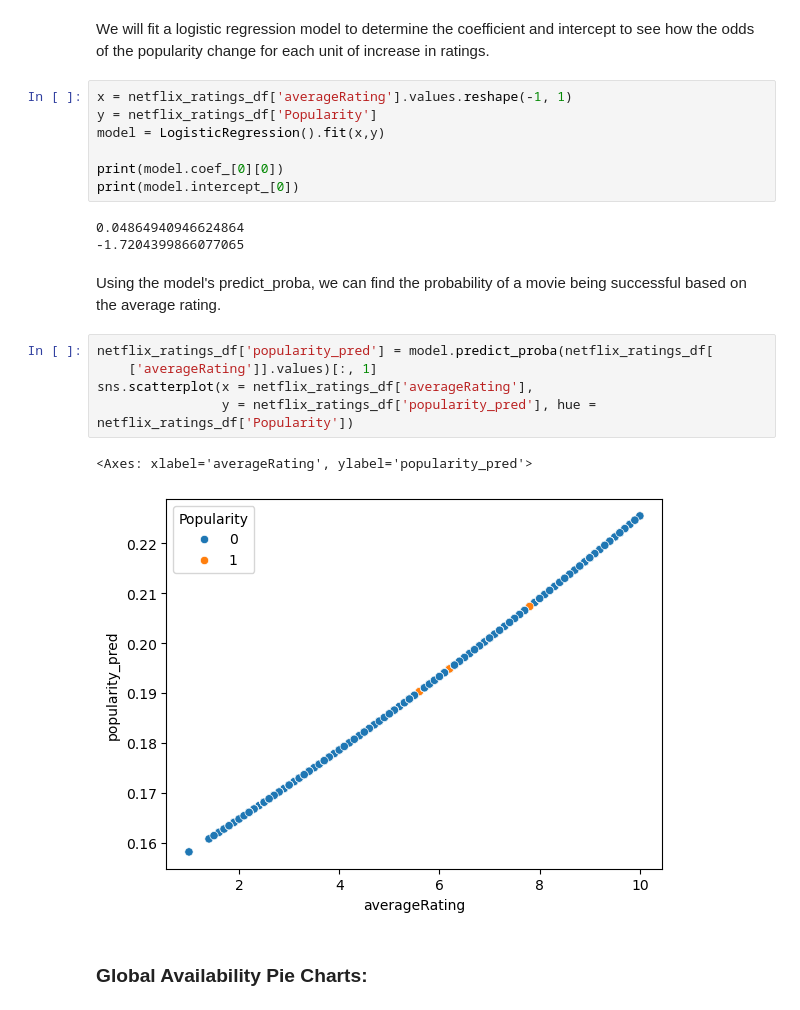
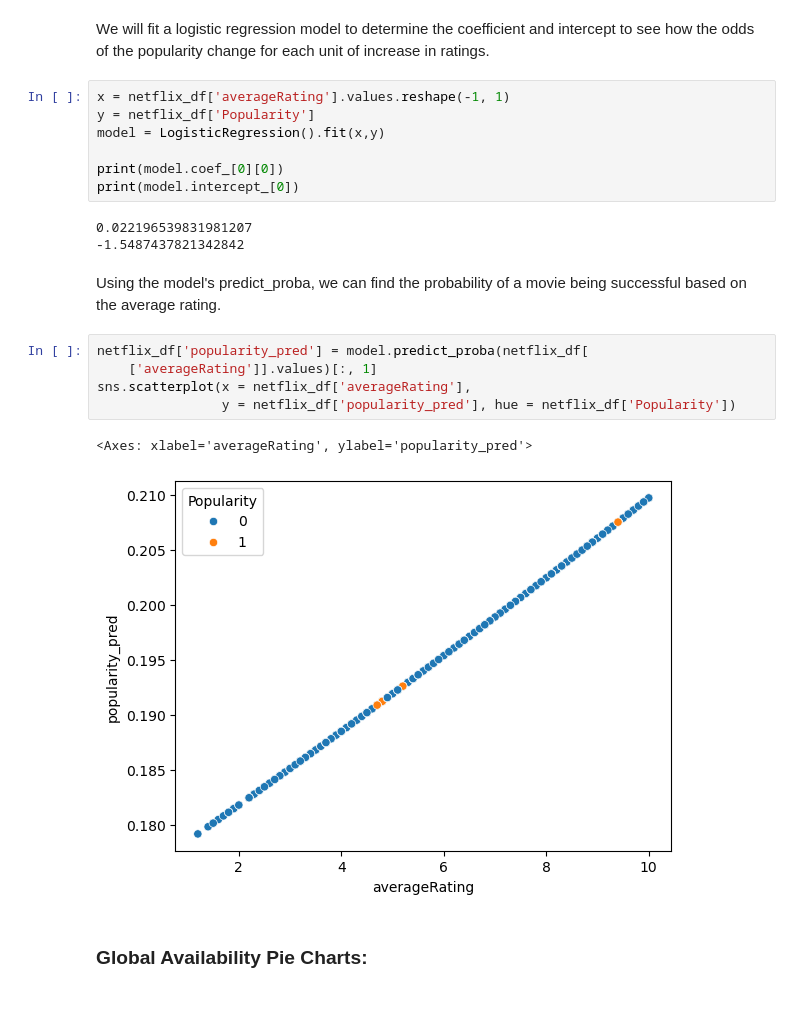
Before and after one commit to xuanlianliu/Data_Science_Project, a Jupyter notebook: Netflix.ipynb, the cells around one changed output. Cells and saved outputs as stored; diff of their text form.

```diff
--- a/Netflix.ipynb
+++ b/Netflix.ipynb
@@ -213,25 +214,25 @@ The model's intercept is: 1273758.73
 # %% [markdown]
 We will fit a logistic regression model to determine the coefficient and intercept to see how the odds of the popularity change for each unit of increase in ratings.
 # %%
-x = netflix_ratings_df['averageRating'].values.reshape(-1, 1)
-y = netflix_ratings_df['Popularity']
+x = netflix_df['averageRating'].values.reshape(-1, 1)
+y = netflix_df['Popularity']
 model = LogisticRegression().fit(x,y)
 
 print(model.coef_[0][0])
 print(model.intercept_[0])
 # %% [output]
-0.04864940946624864
--1.7204399866077065
+0.022196539831981207
+-1.5487437821342842
 # %% [markdown]
 Using the model's predict_proba, we can find the probability of a movie being successful based on the average rating.
 # %%
-netflix_ratings_df['popularity_pred'] = model.predict_proba(netflix_ratings_df[
+netflix_df['popularity_pred'] = model.predict_proba(netflix_df[
     ['averageRating']].values)[:, 1]
-sns.scatterplot(x = netflix_ratings_df['averageRating'],
-                y = netflix_ratings_df['popularity_pred'], hue = netflix_ratings_df['Popularity'])
+sns.scatterplot(x = netflix_df['averageRating'],
+                y = netflix_df['popularity_pred'], hue = netflix_df['Popularity'])
 # %% [output]
 <Axes: xlabel='averageRating', ylabel='popularity_pred'>
-[figure, old version]
+[figure, new version]
 # %% [markdown]
 ### Global Availability Pie Charts:
 # %% [markdown]
```
Also changed, not shown: parts of 18 cells of this notebook, 3 other files.
